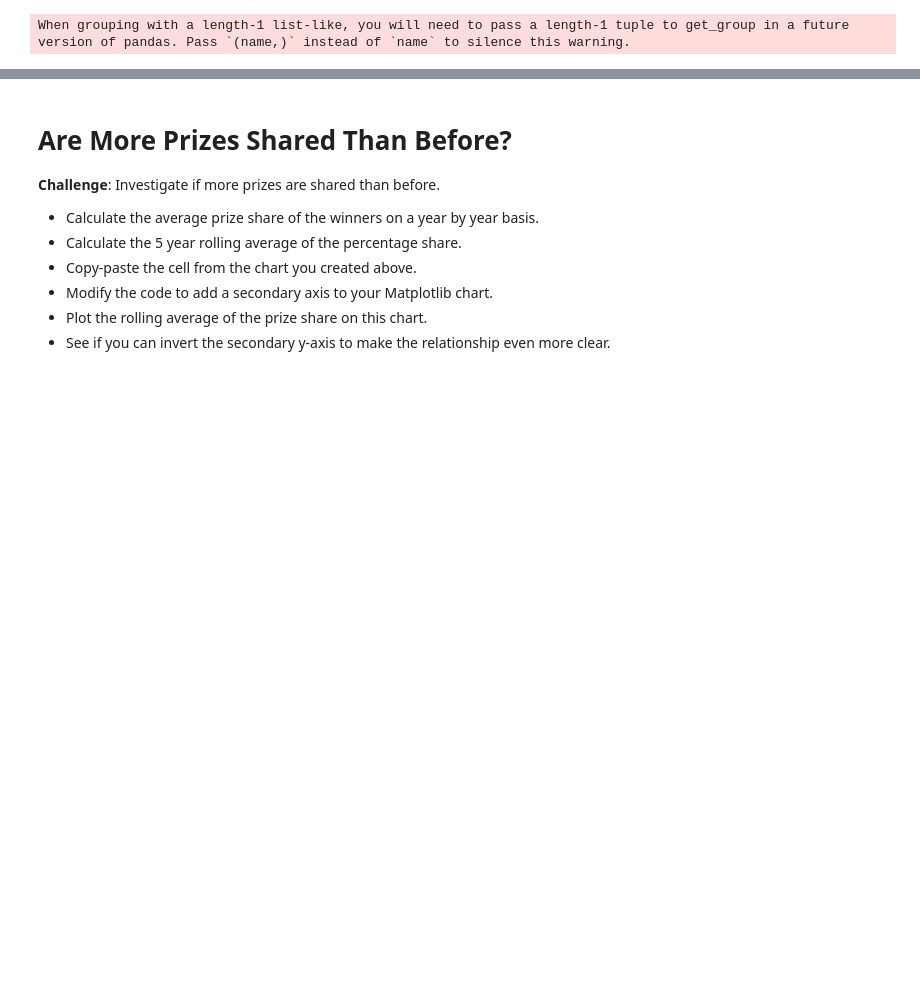
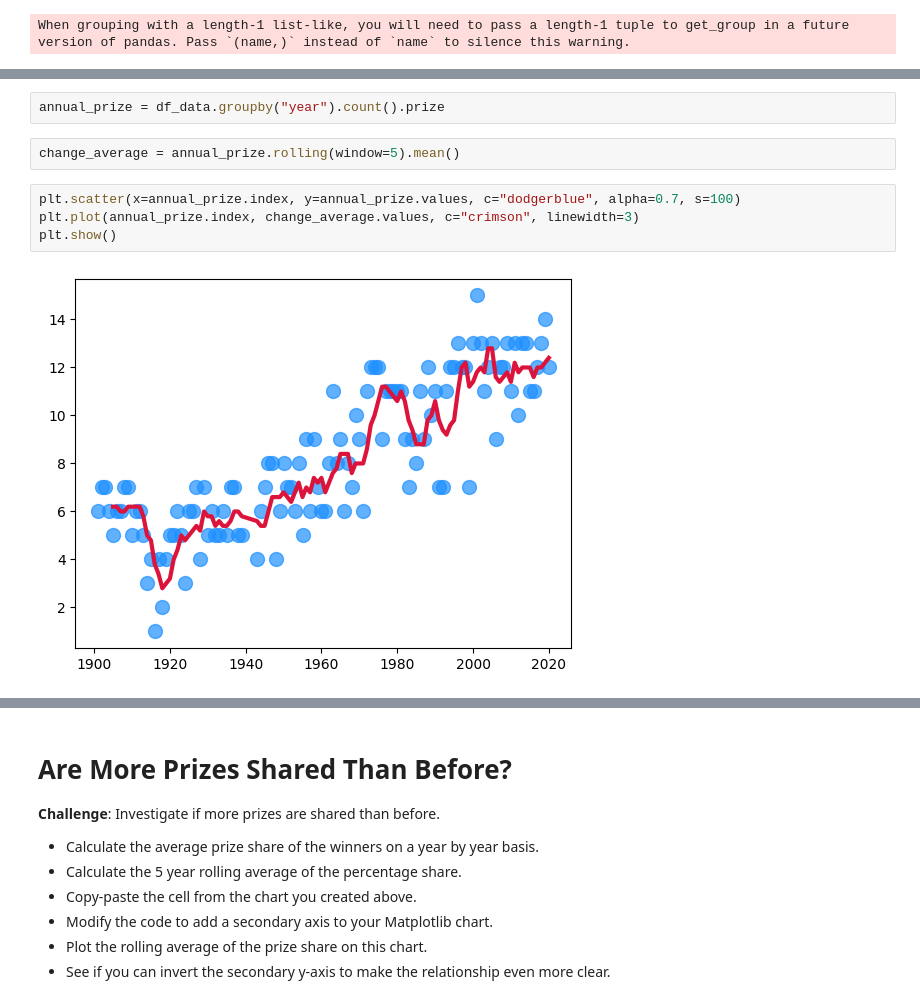
Before and after one commit to Soulbolt/day-79-analysing-the-noble-prize, a Jupyter notebook: Nobel_Prize_Analysis_(start).ipynb, the cells around one changed output, grey strips where cells are left out. Cells and saved outputs as stored; diff of their text form; blank space fills up the shorter version.

Commit message:
Complete Number of Prizes Awarded Over Time Challenges.

```diff
--- a/Nobel_Prize_Analysis_(start).ipynb
+++ b/Nobel_Prize_Analysis_(start).ipynb
@@ -320,3 +320,13 @@ When grouping with a length-1 list-like, you will need to pass a length-1 tuple
 
 * Looking at the chart, did the first and second world wars have an impact on the number of prizes being given out?
 * What could be the reason for the trend in the chart?
+# %%
+annual_prize = df_data.groupby("year").count().prize
+# %%
+change_average = annual_prize.rolling(window=5).mean()
+# %%
+plt.scatter(x=annual_prize.index, y=annual_prize.values, c="dodgerblue", alpha=0.7, s=100)
+plt.plot(annual_prize.index, change_average.values, c="crimson", linewidth=3)
+plt.show()
+# %% [output]
+[figure, added]
```
Also changed, not shown: parts of 1 cell of this notebook.
